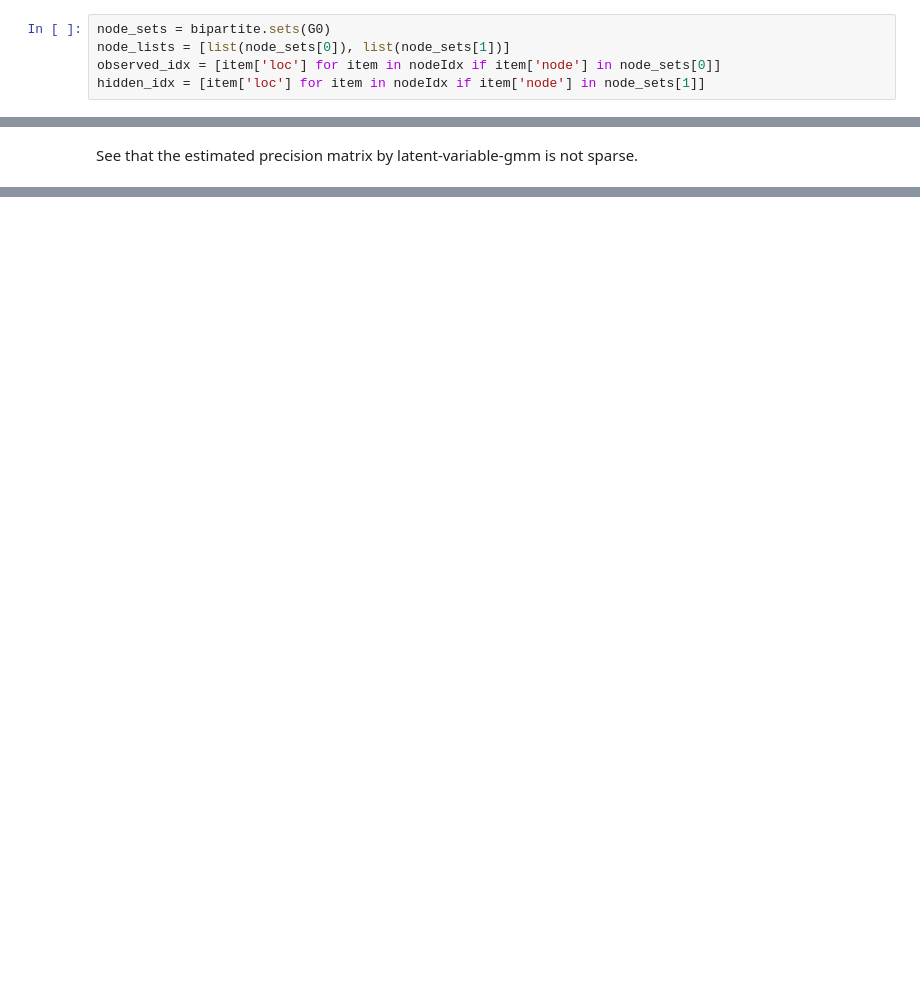
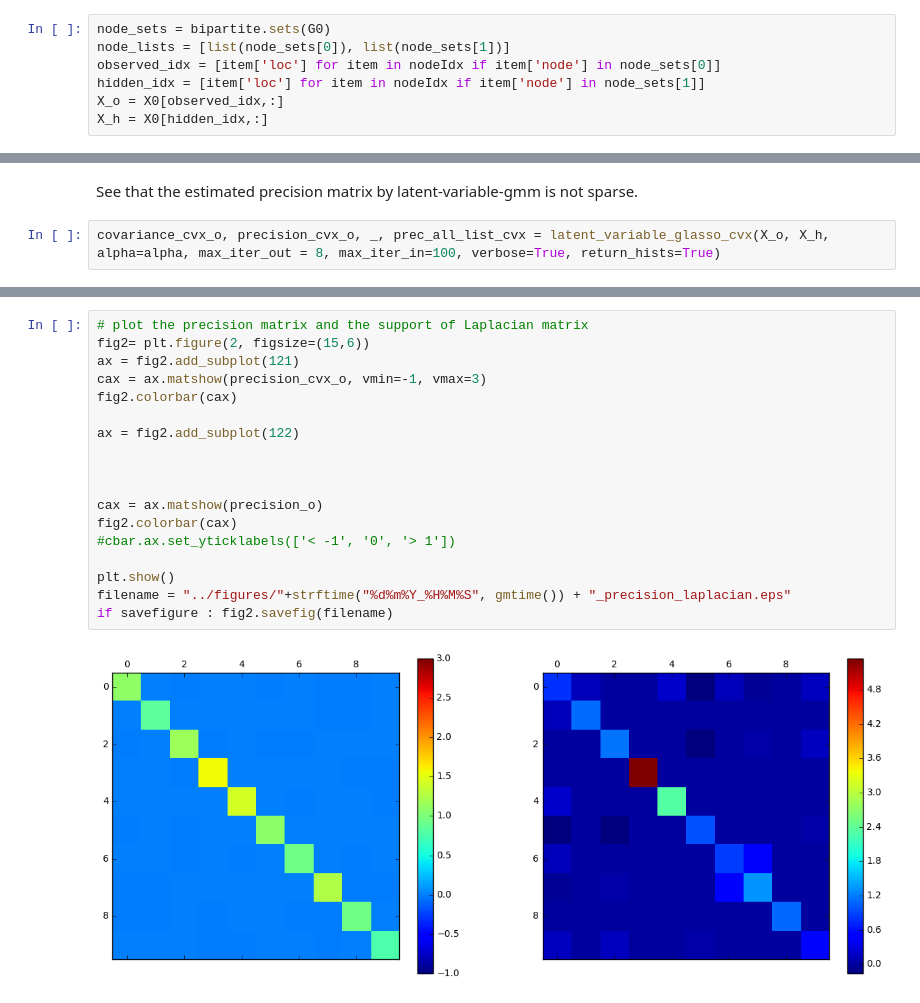
Before and after one commit to TianpeiLuke/LatNet, a Jupyter notebook: experiments/25022017_02.ipynb, the cells around one changed output, grey strips where cells are left out. Drawn from its saved outputs; the diff is of its cells as text; blank space fills up the shorter version.

Commit message:
cvx latent GMM

```diff
--- a/experiments/25022017_02.ipynb
+++ b/experiments/25022017_02.ipynb
@@ -177,6 +177,8 @@ node_sets = bipartite.sets(G0)
 node_lists = [list(node_sets[0]), list(node_sets[1])]
 observed_idx = [item['loc'] for item in nodeIdx if item['node'] in node_sets[0]]
 hidden_idx = [item['loc'] for item in nodeIdx if item['node'] in node_sets[1]]
+X_o = X0[observed_idx,:]
+X_h = X0[hidden_idx,:]
 # %% [markdown]
 ##  Use cvx to learn the latent variable sparse inverse covariance estimation
 
@@ -289,2 +291,4 @@ if savefigure : fig2.savefig(filename)
 # %% [markdown]
 See that the estimated precision matrix by latent-variable-gmm is not sparse.
+# %%
+covariance_cvx_o, precision_cvx_o, _, prec_all_list_cvx = latent_variable_glasso_cvx(X_o, X_h, alpha=alpha, max_iter_out = 8, max_iter_in=100, verbose=True, return_hists=True)
@@ -290,0 +313,20 @@ See that the estimated precision matrix by latent-variable-gmm is not sparse.
+# %%
+# plot the precision matrix and the support of Laplacian matrix
+fig2= plt.figure(2, figsize=(15,6))
+ax = fig2.add_subplot(121)
+cax = ax.matshow(precision_cvx_o, vmin=-1, vmax=3)
+fig2.colorbar(cax)
+
+ax = fig2.add_subplot(122)
+
+
+
+cax = ax.matshow(precision_o)
+fig2.colorbar(cax)
+#cbar.ax.set_yticklabels(['< -1', '0', '> 1'])
+
+plt.show()
+filename = "../figures/"+strftime("%d%m%Y_%H%M%S", gmtime()) + "_precision_laplacian.eps"
+if savefigure : fig2.savefig(filename)
+# %% [output]
+[figure, added]
```
Also changed, not shown: parts of 11 cells of this notebook.
